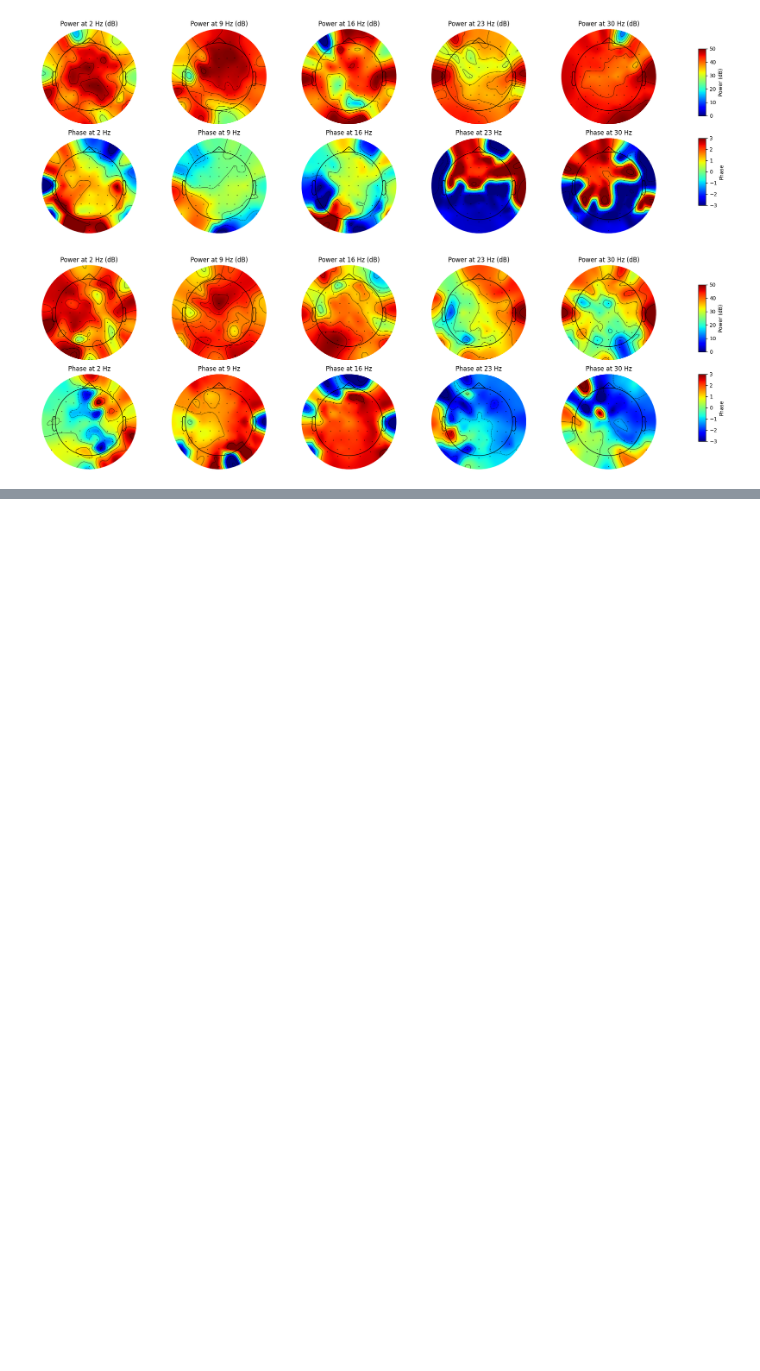
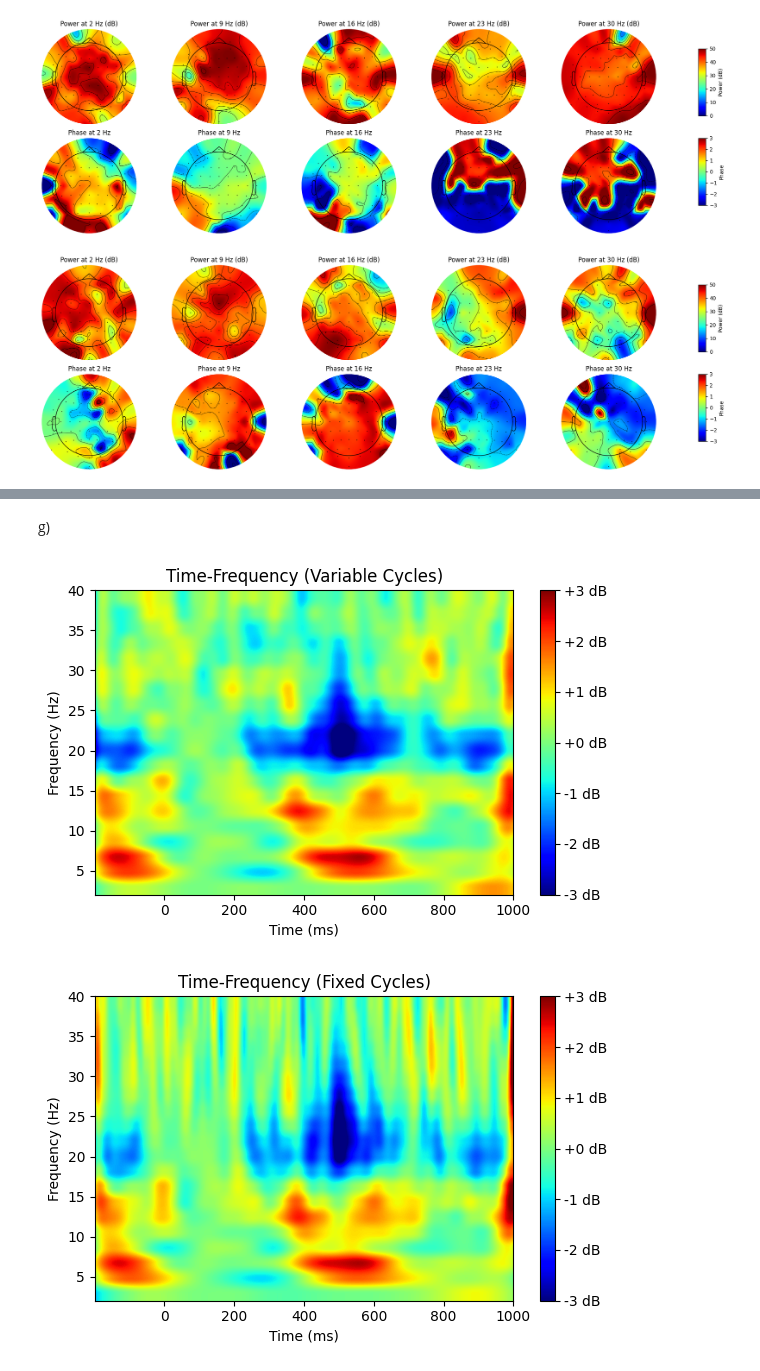
Before and after one commit to maryamnorouzi/Brain-Signal-Processing-, a Jupyter notebook: Brain Signal processing/hw3/hw3.ipynb, the cells around one changed output, grey strips where cells are left out. Drawn from its saved outputs; the diff is of its cells as text; code cells hidden in the pictures; blank space fills up the shorter version.

```diff
--- a/Brain Signal processing/hw3/hw3.ipynb
+++ b/Brain Signal processing/hw3/hw3.ipynb
@@ -130,4 +146,10 @@ for i, wavelet in enumerate(wavelets):
 # %%
+# c.
+
+# Initialize the 4D array to store power and phase results
+results_matrix = np.zeros((convolved_data.shape[1], len(frequencies), convolved_data.shape[0], 2))
+
+
 for f_idx, wavelet in enumerate(wavelets):
     wavelet_length = len(wavelet)
 
@@ -166,3 +188,5 @@ for f_idx, wavelet in enumerate(wavelets):
         # Store in the matrix
         results_matrix[:, f_idx, ch_idx, 0] = power
         results_matrix[:, f_idx, ch_idx, 1] = phase
+
+print('results_matrix.shape:', results_matrix.shape)
@@ -343,4 +386,8 @@ plt.show()
+# %% [markdown]
+g)
 # %%
+#g.
+
 def convolve_with_wavelet(data, wavelet):
     n_signal = data.shape[1]
     n_wavelet = len(wavelet)
@@ -358,31 +405,66 @@ def convolve_with_wavelet(data, wavelet):
     return convolution_result[:, start:end]
 
 
 # Function to calculate power for variable or fixed cycles
 def calculate_power(cycles):
     power_matrix = []
 
     for freq, cycle in zip(frequencies, cycles):
         # Extract data for 'FCz'
         data_fcz = eeg_data[fcz_index, :, :]  # Assuming trials are on the second dimension
-
         # Calculate power for each trial
         power_trials = []
         for trial_idx in range(data_fcz.shape[1]):
             trial_2D = data_fcz[:, trial_idx].reshape(1, -1)  # Making trial 2D for the convolution function
             wavelet = morlet_wavelet(freq, cycle, sampling_rate)
             convolution = convolve_with_wavelet(trial_2D, wavelet)
             power = np.abs(convolution)**2
             power_trials.append(power[0])
 
         # Average power across trials
         avg_power = np.mean(power_trials, axis=0)
         power_matrix.append(avg_power)
 
     return np.array(power_matrix)
 
 # Baseline correction function
 def baseline_correction(power_matrix, times, baseline_range):
     baseline_timepoints = np.logical_and(times >= baseline_range[0], times <= baseline_range[1])
     baseline_mean = np.mean(power_matrix[:, baseline_timepoints], axis=1, keepdims=True)
     return power_matrix / baseline_mean  # Division for baseline correction
+
+# Constants
+baseline_range = (-500, -200)  # in milliseconds
+frequencies = np.arange(2, 41, 2)  # 2 to 40 Hz
+cycles = np.linspace(3, 10, len(frequencies))  # Variable cycles from 3 to 10
+sampling_rate=256
+# Find the channel index for 'FCz'
+fcz_index = raw.ch_names.index('Fcz')
+
+# Calculate power for variable and fixed cycles
+power_variable_cycles = calculate_power(cycles)
+power_fixed_cycles = calculate_power([4] * len(frequencies))  # Fixed cycle: 4
+
+# Apply baseline correction
+corrected_variable = baseline_correction(power_variable_cycles, times, baseline_range)
+corrected_fixed = baseline_correction(power_fixed_cycles, times, baseline_range)
+
+# Plotting function
+def plot_time_frequency(data, title):
+    plt.figure(figsize=(6, 4))
+    plt.imshow(10 * np.log10(data), aspect='auto', cmap='jet', origin='lower',
+               extent=[times[205], times[512], frequencies[0], frequencies[-1]],
+               vmin=-3, vmax=3)  # Log transform of power; color limits as specified
+    plt.colorbar(format='%+2.0f dB')
+    plt.xlabel('Time (ms)')
+    plt.ylabel('Frequency (Hz)')
+    plt.title(title)
+    plt.tight_layout()
+    plt.show()
+
+# Plot the results
+plot_time_frequency(corrected_variable, 'Time-Frequency (Variable Cycles)')
+plot_time_frequency(corrected_fixed, 'Time-Frequency (Fixed Cycles)')
+# %% [output]
+[figure, added]
+[figure, added]
```
Also changed, not shown: parts of 18 cells of this notebook, 5 other files.
